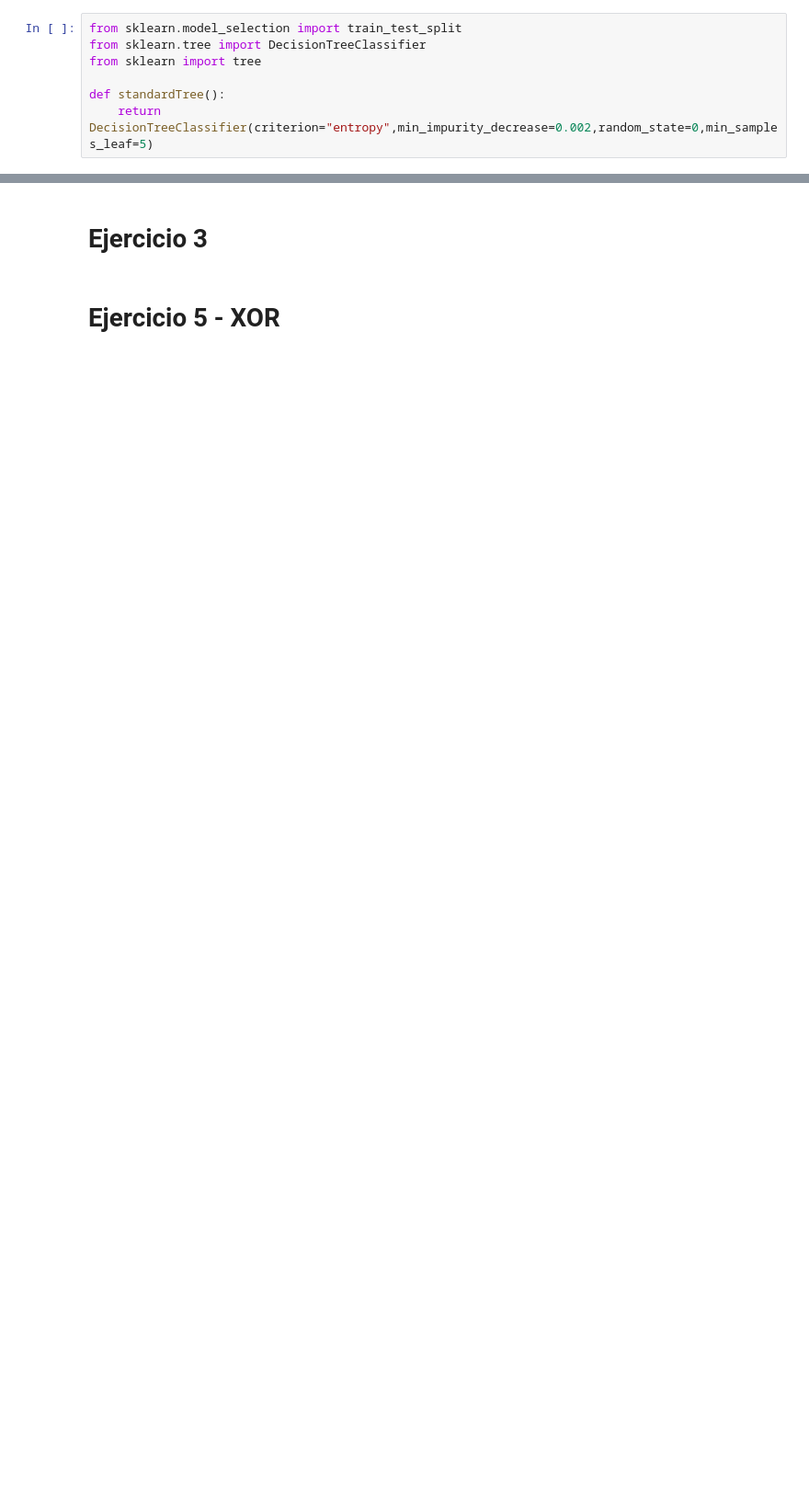
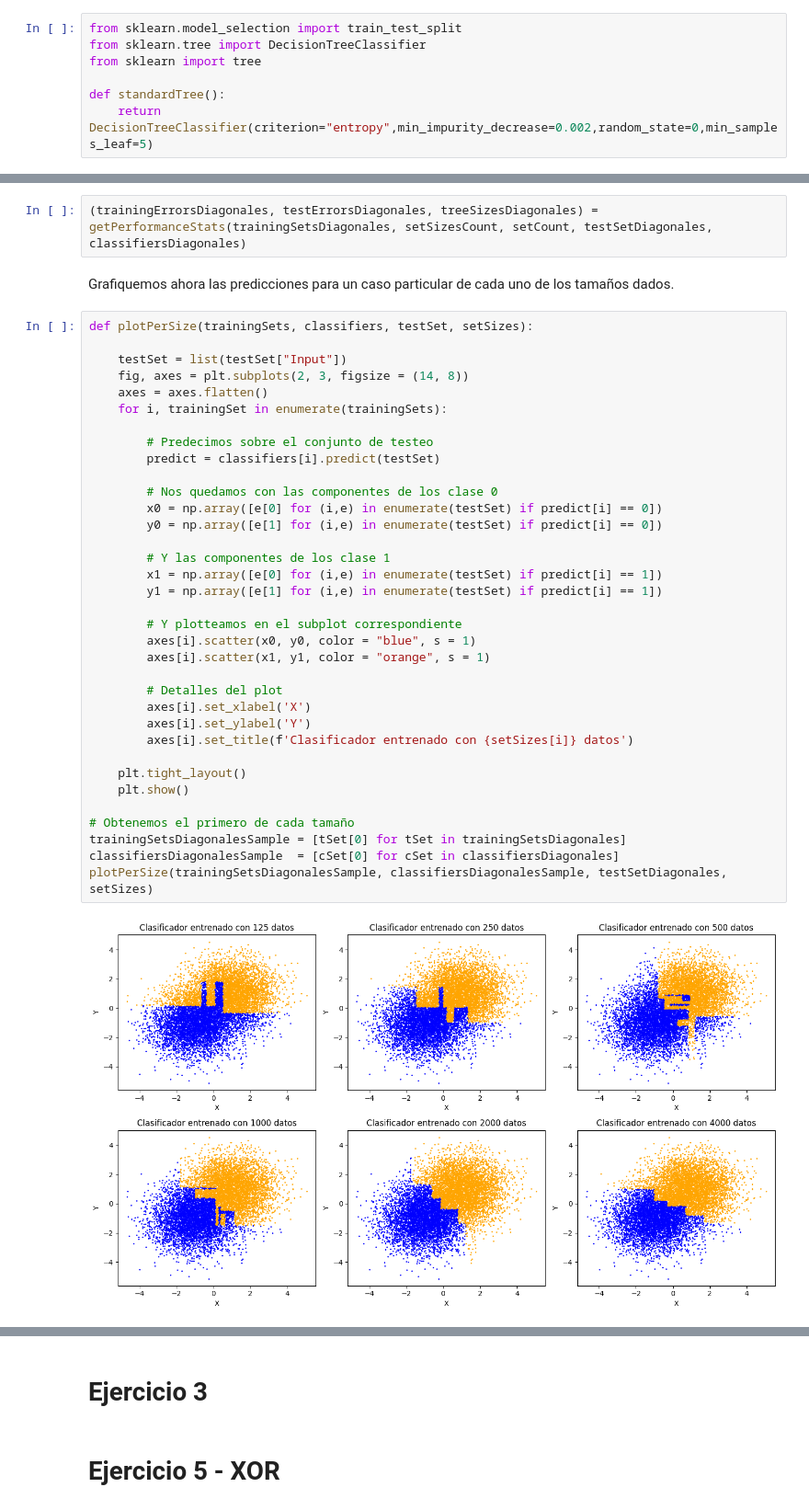
Before and after one commit to octaviorassi/DecisionTrees, a Jupyter notebook: TP_DecisionTrees.ipynb, the cells around one changed output, grey strips where cells are left out. Shown at 92% size. Cells and saved outputs as stored; diff of their text form; blank space fills up the shorter version.

```diff
--- a/TP_DecisionTrees.ipynb
+++ b/TP_DecisionTrees.ipynb
@@ -301,0 +361,41 @@ for i in range(setSizesCount):
+# %%
+(trainingErrorsDiagonales, testErrorsDiagonales, treeSizesDiagonales) = getPerformanceStats(trainingSetsDiagonales, setSizesCount, setCount, testSetDiagonales, classifiersDiagonales)
+# %% [markdown]
+Grafiquemos ahora las predicciones para un caso particular de cada uno de los tamaños dados.
+# %%
+def plotPerSize(trainingSets, classifiers, testSet, setSizes):
+
+    testSet = list(testSet["Input"])
+    fig, axes = plt.subplots(2, 3, figsize = (14, 8))
+    axes = axes.flatten()
+    for i, trainingSet in enumerate(trainingSets):
+
+        # Predecimos sobre el conjunto de testeo
+        predict = classifiers[i].predict(testSet)
+
+        # Nos quedamos con las componentes de los clase 0
+        x0 = np.array([e[0] for (i,e) in enumerate(testSet) if predict[i] == 0])
+        y0 = np.array([e[1] for (i,e) in enumerate(testSet) if predict[i] == 0])
+
+        # Y las componentes de los clase 1
+        x1 = np.array([e[0] for (i,e) in enumerate(testSet) if predict[i] == 1])
+        y1 = np.array([e[1] for (i,e) in enumerate(testSet) if predict[i] == 1])
+
+        # Y plotteamos en el subplot correspondiente
+        axes[i].scatter(x0, y0, color = "blue", s = 1)
+        axes[i].scatter(x1, y1, color = "orange", s = 1)
+
+        # Detalles del plot
+        axes[i].set_xlabel('X')
+        axes[i].set_ylabel('Y')
+        axes[i].set_title(f'Clasificador entrenado con {setSizes[i]} datos')
+
+    plt.tight_layout()
+    plt.show()
+
+# Obtenemos el primero de cada tamaño
+trainingSetsDiagonalesSample = [tSet[0] for tSet in trainingSetsDiagonales]
+classifiersDiagonalesSample  = [cSet[0] for cSet in classifiersDiagonales]
+plotPerSize(trainingSetsDiagonalesSample, classifiersDiagonalesSample, testSetDiagonales, setSizes)
+# %% [output]
+[figure, added]
```
Also changed, not shown: parts of 28 cells of this notebook.
